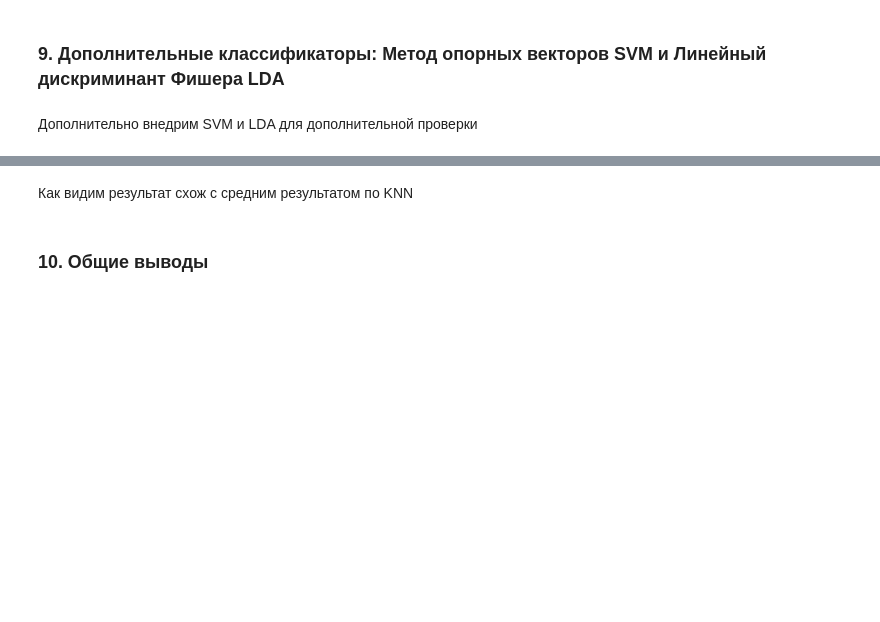
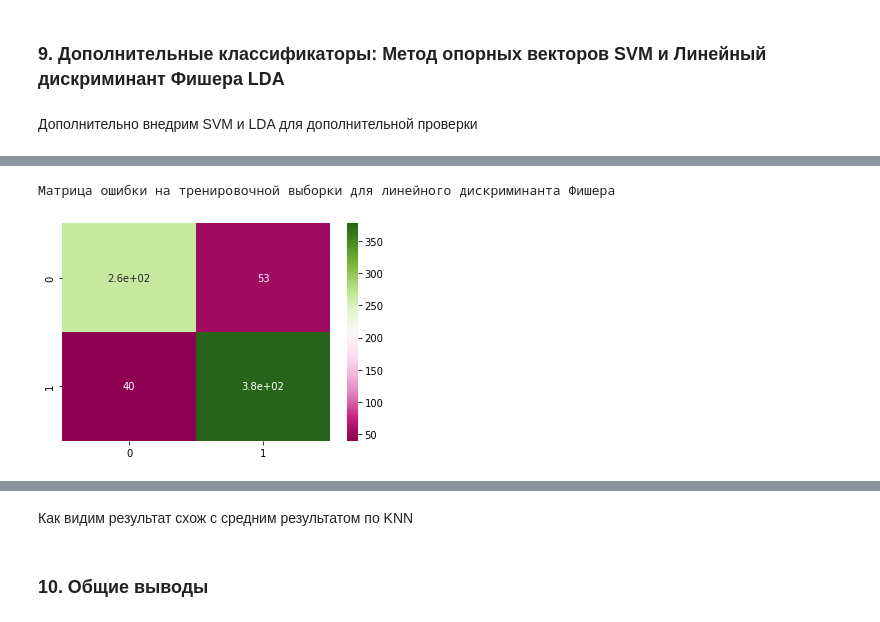
Before and after one commit to Breketov/ML_2022, a Jupyter notebook: Homework1.ipynb, the cells around one changed output, grey strips where cells are left out. Drawn from its saved outputs; the diff is of its cells as text; code cells hidden in the pictures; blank space fills up the shorter version.

```diff
--- a/Homework1.ipynb
+++ b/Homework1.ipynb
@@ -361,0 +380,7 @@ print('     LDA_тестовый: ', LDA_model.score(X_test, y_test)*100)
+# %%
+cnf_matrix = confusion_matrix(y_train, LDA_model.predict(X_train))
+sea.heatmap(cnf_matrix, annot=True, cmap="PiYG")
+print('Матрица ошибки на тренировочной выборки для линейного дискриминанта Фишера')
+# %% [output]
+Матрица ошибки на тренировочной выборки для линейного дискриминанта Фишера
+[figure, added]
```
Also changed, not shown: parts of 39 cells of this notebook.
